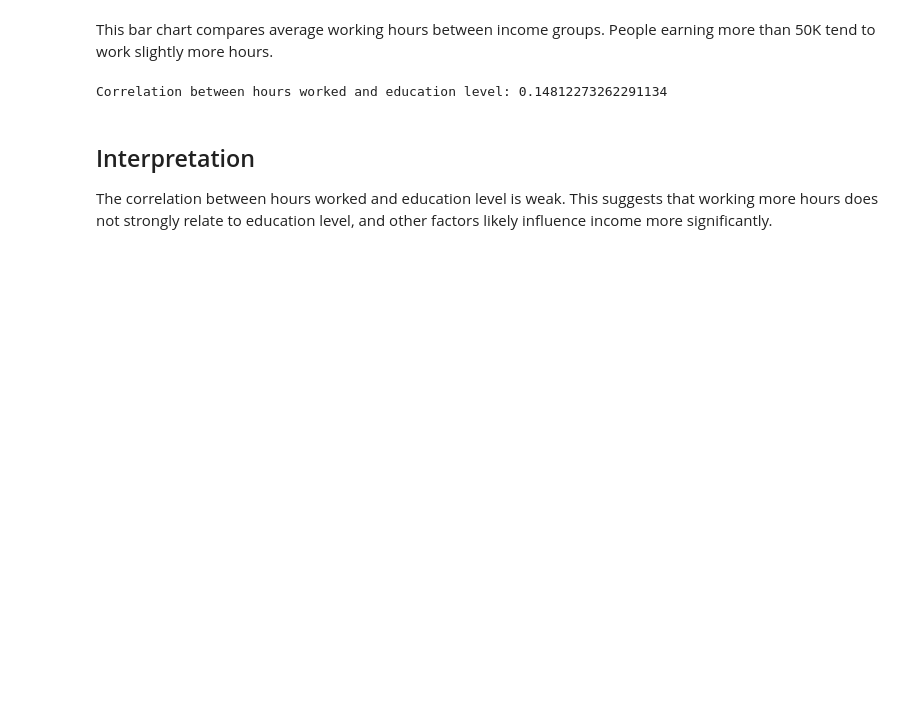
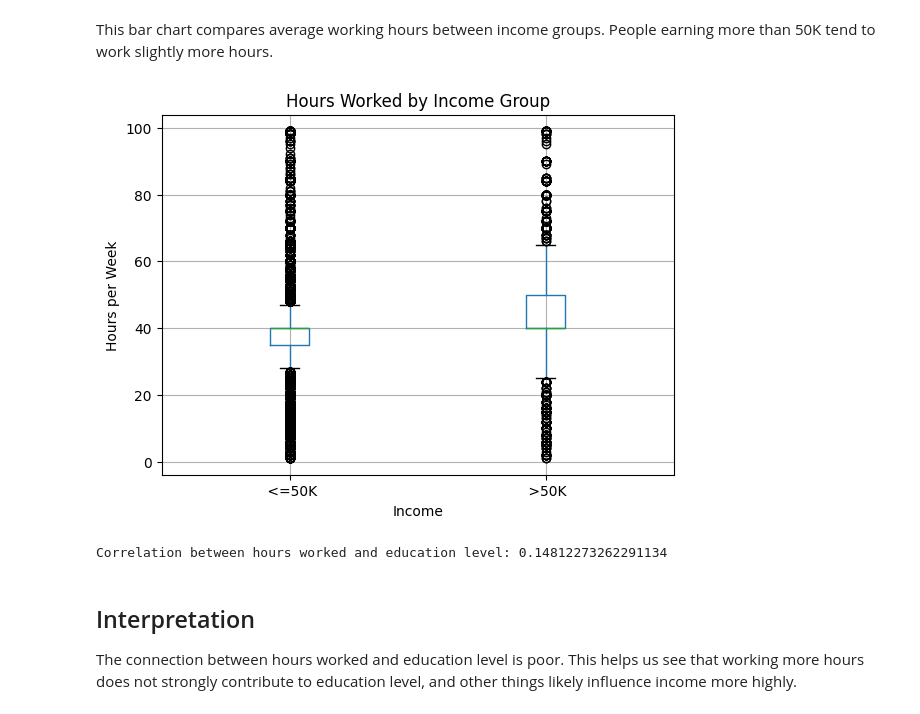
Before and after one commit to mvd8ft/Income-Project, a Jupyter notebook: project.ipynb, the cells around one changed output. Drawn from its saved outputs; the diff is of its cells as text; code cells hidden in the pictures; blank space fills up the shorter version.

```diff
--- a/project.ipynb
+++ b/project.ipynb
@@ -152,6 +141,17 @@ plt.show()
 # %% [markdown]
 This bar chart compares average working hours between income groups.
 People earning more than 50K tend to work slightly more hours.
+# %%
+import matplotlib.pyplot as plt
+
+df.boxplot(column="hours_per_week", by="income")
+plt.title("Hours Worked by Income Group")
+plt.suptitle("")
+plt.xlabel("Income")
+plt.ylabel("Hours per Week")
+plt.show()
+# %% [output]
+[figure, added]
 # %%
 import numpy as np
 
@@ -167,6 +167,6 @@ Correlation between hours worked and education level: 0.14812273262291134
 # %% [markdown]
 ## Interpretation
 
-The correlation between hours worked and education level is weak.
-This suggests that working more hours does not strongly relate to education level,
-and other factors likely influence income more significantly.
+The connection between hours worked and education level is poor.
+This helps us see that working more hours does not strongly contribute to education level,
+and other things likely influence income more highly.
```
Also changed, not shown: parts of 5 cells of this notebook, 1 other file.
